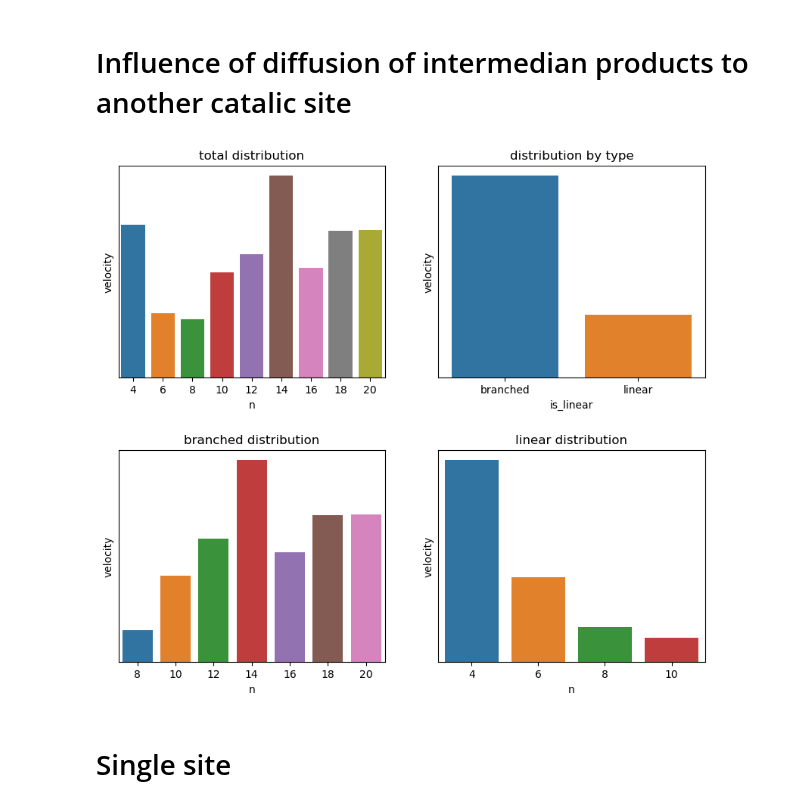
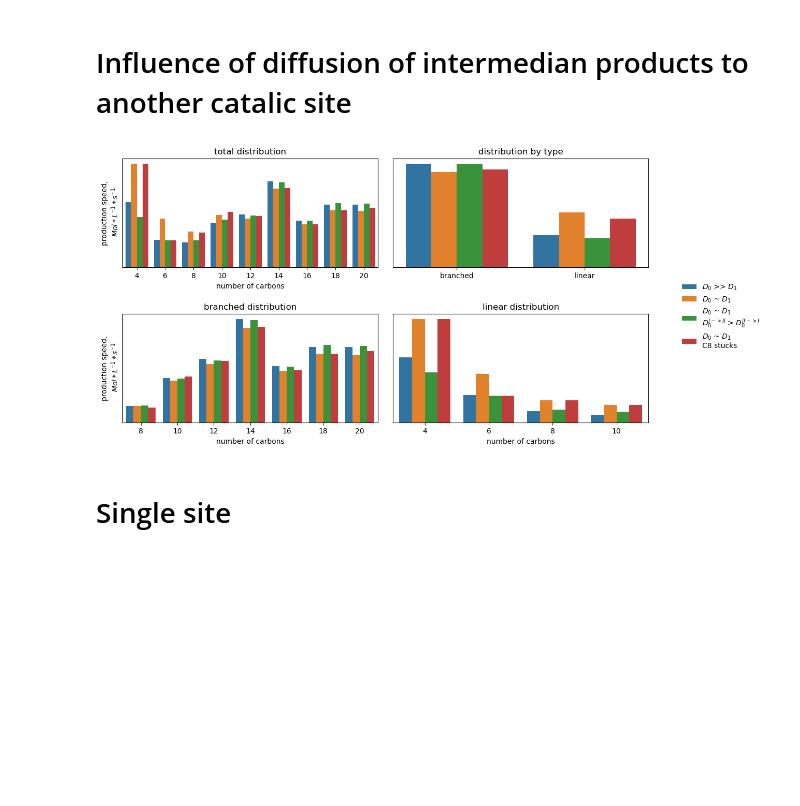
Before and after one commit to aleksandravdoshin/reactor_model, a Jupyter notebook: Oligomerization_example.ipynb, the cells around one changed output. Cells and saved outputs as stored; diff of their text form; code cells hidden in the pictures; blank space fills up the shorter version.

```diff
--- a/Oligomerization_example.ipynb
+++ b/Oligomerization_example.ipynb
@@ -493,10 +484,59 @@ with tqdm(total=len(distributions)) as pbar:
         dft['system'] = cnt
         df = pd.concat([df, dft])
         pbar.update(1)
-# %%
-system = 0
-plot_distribution(df[df.system == system], system)
-# %% [output]
-[figure, removed]
+# %%
+def plot_distribution(df, name):
+    fig, axs = plt.subplots(2, 2, figsize=(14, 6))
+
+    sns.barplot(df.groupby(['system', 'n']).velocity.sum().reset_index(), x='n', y='velocity', hue='system', ax=axs[0, 0])
+    sns.barplot(df.groupby(['system', 'is_linear', ]).velocity.sum().reset_index(), x='is_linear', y='velocity', hue='system', ax=axs[0, 1])
+
+    sns.barplot(df[~df.is_linear].groupby(['system', 'n']).velocity.sum().reset_index(), x='n', y='velocity', hue='system', ax=axs[1, 0])
+    sns.barplot(df[df.is_linear].groupby(['system', 'n']).velocity.sum().reset_index(), x='n', y='velocity', hue='system', ax=axs[1, 1])
+
+    axs[0, 1].set_xticks([0, 1])
+    axs[0, 1].set_xticklabels(['branched', 'linear'])
+
+    axs[0, 0].set_title('total distribution')
+    axs[0, 1].set_title('distribution by type')
+    axs[1, 0].set_title('branched distribution')
+    axs[1, 1].set_title('linear distribution')
+
+    handles, labels = axs[0, 0].get_legend_handles_labels()
+
+    for i in range(2):
+        for j in range(2):
+            axs[i, j].set_yticks([])
+            box = axs[i, j].get_position()
+            axs[i, j].set_position([box.x0 - j * 0.05, box.y0 - i * 0.08, box.width, box.height])
+            axs[i, j].get_legend().remove()
+
+
+    axs[0, 0].set_xlabel('number of carbons')
+    axs[0, 1].set_xlabel('')
+    axs[1, 0].set_xlabel('number of carbons')
+    axs[1, 1].set_xlabel('number of carbons')
+
+    axs[0, 0].set_ylabel('production speed,\n $Mol * L^{-1} * s^{-1}$')
+    axs[0, 1].set_ylabel('')
+    axs[1, 0].set_ylabel('production speed,\n $Mol * L^{-1} * s^{-1}$')
+    axs[1, 1].set_ylabel('')
+
+    fig.legend(handles, labels, loc='upper center', bbox_to_anchor=(0.95, 0.5), ncol=1, frameon=False)
+    fig.savefig(f'files/distribution_{name}.png')
+
+
+system = 3
+dft = df.copy()
+
+d = {0: '$D_{0}$ >> $D_1$',
+     1: '$D_{0}$ ~ $D_1$',
+     2: '$D_{0}$ ~ $D_1$ \n$D_{0}^{I->II}$ > $D_{0}^{II->I}$ ',
+     3: '$D_{0}$ ~ $D_1$ \nC8 stucks'}
+
+dft['system'] = dft.system.map(d)
+plot_distribution(dft[df.system.isin({0, 2, 1, 3})], system)
+# %% [output]
+[figure, added]
 # %% [markdown]
 # Single site
```
Also changed, not shown: parts of 7 cells of this notebook, 1 other file.
